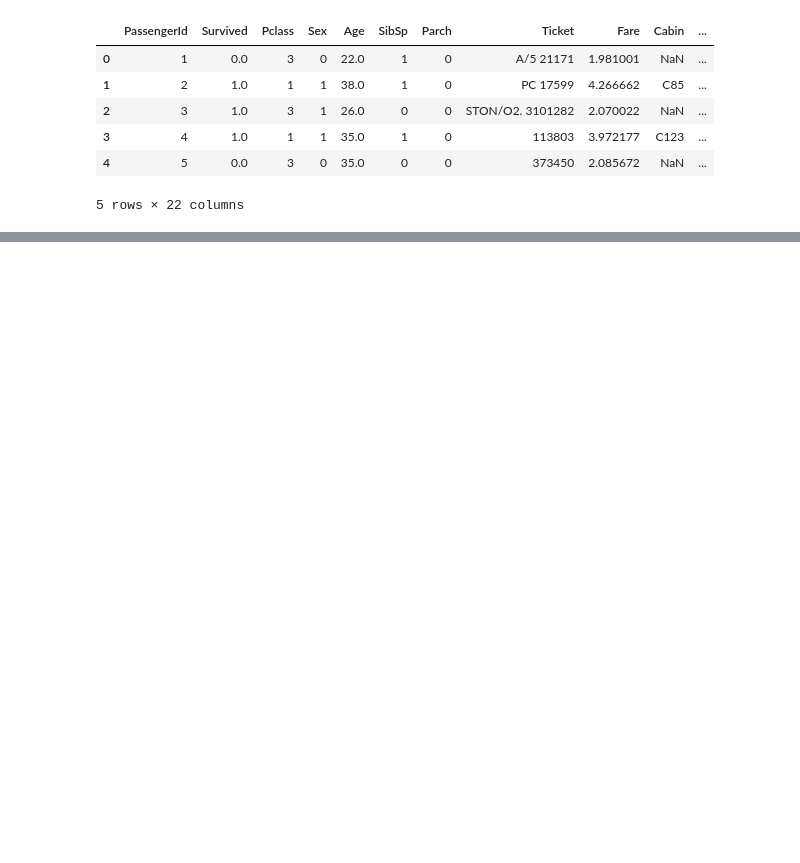
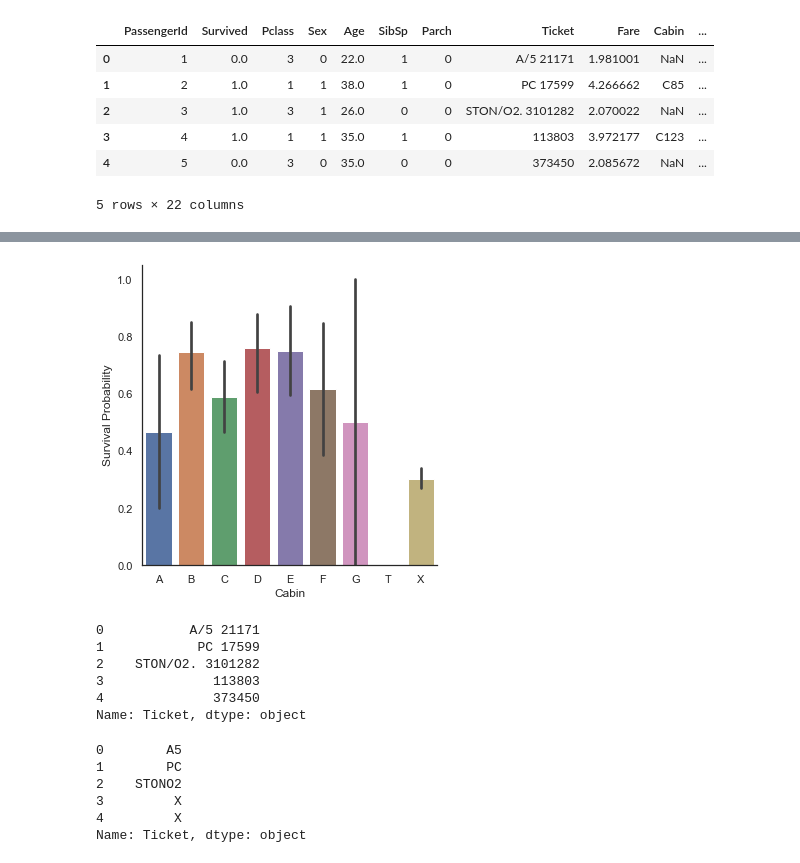
Before and after one commit to gks4478/TIL, a Jupyter notebook: Titanic Top 4% with ensemble modeling.ipynb, the cells around one changed output, grey strips where cells are left out. Cells and saved outputs as stored; diff of their text form; code cells hidden in the pictures; blank space fills up the shorter version.

```diff
--- a/Titanic Top 4% with ensemble modeling.ipynb
+++ b/Titanic Top 4% with ensemble modeling.ipynb
@@ -413,0 +452,6 @@ dataset.head()
+# %%
+g= sns.factorplot(y= 'Survived', x= 'Cabin', data= dataset, kind= 'bar',
+                  order= ['A','B','C','D','E','F','G','T','X'])
+g= g.set_ylabels('Survival Probability')
+# %% [output]
+[figure, added]
@@ -413,0 +460,28 @@ dataset.head()
+# %%
+# 5.4 Ticket
+dataset['Ticket'].head()
+# %% [output]
+0           A/5 21171
+1            PC 17599
+2    STON/O2. 3101282
+3              113803
+4              373450
+Name: Ticket, dtype: object
+# %%
+# Treat Ticket by extracting the ticket prefix. When there is no prefix it returns X
+Ticket= []
+for i in list(dataset.Ticket):
+    if not i.isdigit():
+        Ticket.append(i.replace('.','').replace('/','').strip().split(' ')[0]) # take prefix
+    else:
+        Ticket.append('X')
+
+dataset['Ticket']= Ticket
+dataset['Ticket'].head()
+# %% [output]
+0        A5
+1        PC
+2    STONO2
+3         X
+4         X
+Name: Ticket, dtype: object
```
Also changed, not shown: parts of 17 cells of this notebook.
